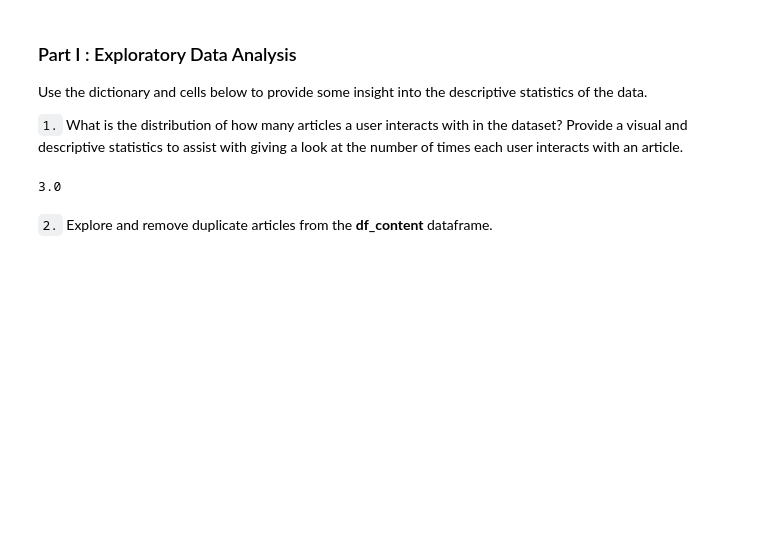
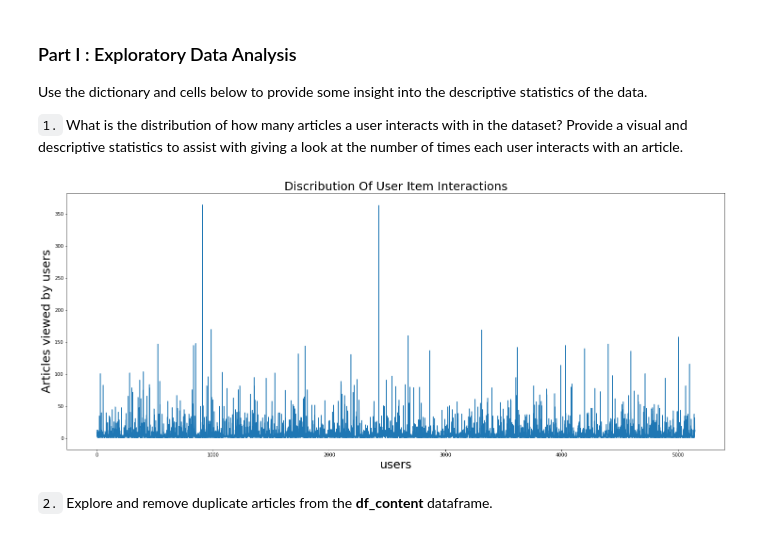
Before and after one commit to AndrewSithole/Recommendations-With-IBM, a Jupyter notebook: Recommendations_with_IBM.ipynb, the cells around one changed output. Cells and saved outputs as stored; diff of their text form; code cells hidden in the pictures; blank space fills up the shorter version.

```diff
--- a/Recommendations_with_IBM.ipynb
+++ b/Recommendations_with_IBM.ipynb
@@ -58,10 +58,16 @@ df_content.head()
 Use the dictionary and cells below to provide some insight into the descriptive statistics of the data.
 
 `1.` What is the distribution of how many articles a user interacts with in the dataset?  Provide a visual and descriptive statistics to assist with giving a look at the number of times each user interacts with an article.
-# %%
-df.groupby('email').count().article_id.median()
-# %% [output]
-3.0
+# %%
+y = df.groupby('email')['article_id'].count().values
+plt.figure(figsize=(25,10))
+plt.plot(y)
+plt.title('Discribution Of User Item Interactions', fontsize=25)
+plt.ylabel('Articles viewed by users', fontsize=25)
+plt.xlabel('users', fontsize=25)
+plt.show()
+# %% [output]
+[figure, added]
 # %%
 # Fill in the median and maximum number of user_article interactios below
 
```
Also changed, not shown: parts of 45 cells of this notebook.
